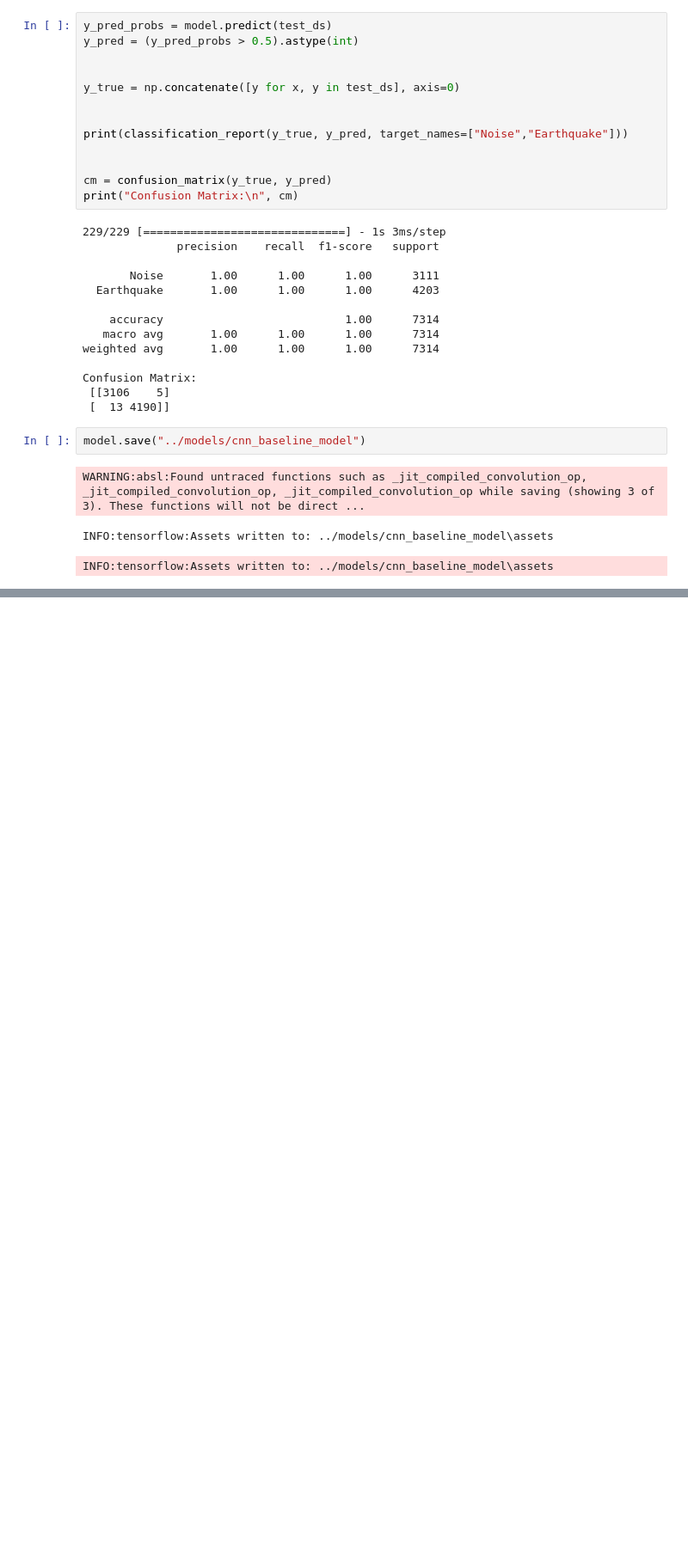
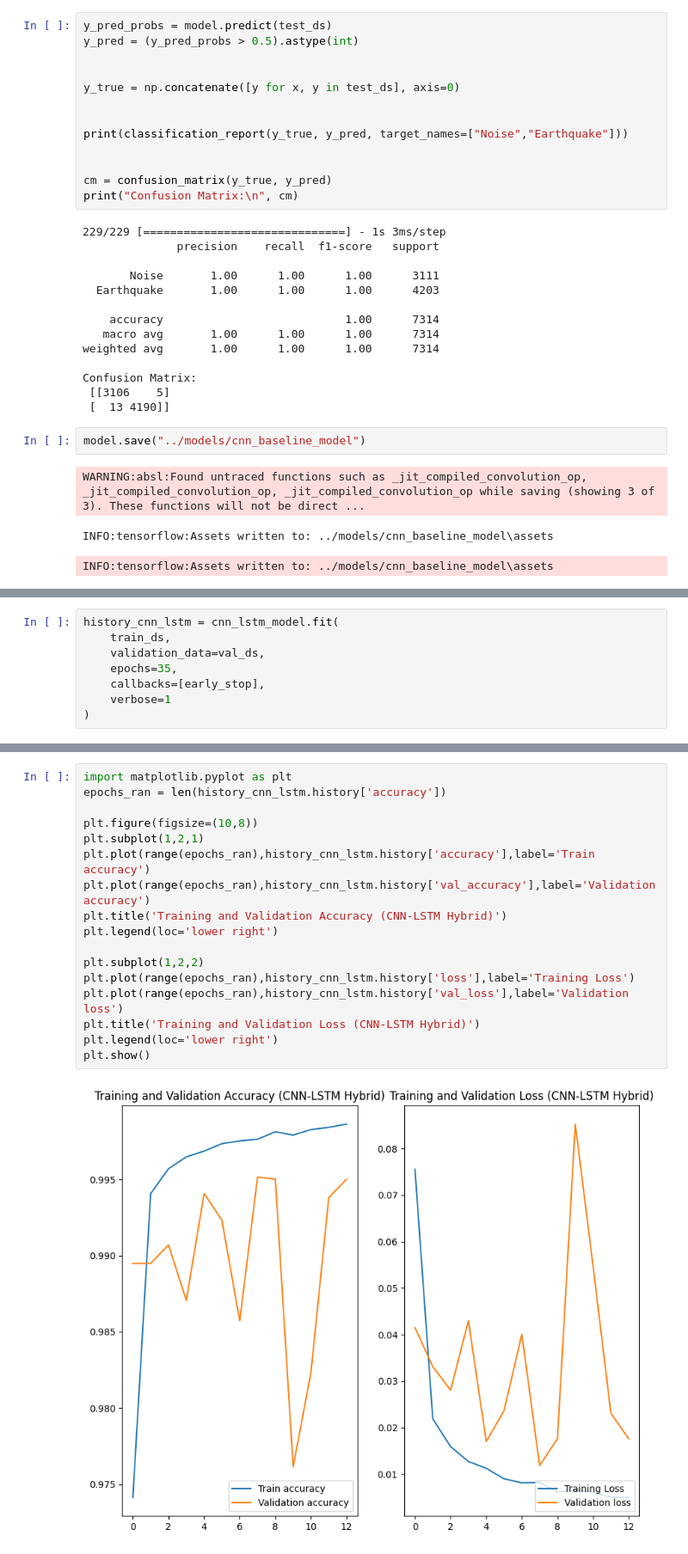
Before and after one commit to Shadabkhan2004/Earthquake-Detection, a Jupyter notebook: notebooks/earthquake_detection_1.ipynb, the cells around one changed output, grey strips where cells are left out. Shown at 86% size. Saved outputs shown, nothing was run; the diff lists cells and outputs as text; blank space fills up the shorter version.

Commit message:
Push CNN-LSTM Hybrid

```diff
--- a/notebooks/earthquake_detection_1.ipynb
+++ b/notebooks/earthquake_detection_1.ipynb
@@ -345,0 +413,8 @@ INFO:tensorflow:Assets written to: ../models/cnn_baseline_model\assets
+# %%
+history_cnn_lstm = cnn_lstm_model.fit(
+    train_ds,
+    validation_data=val_ds,
+    epochs=35,
+    callbacks=[early_stop],
+    verbose=1
+)
@@ -345,0 +474,19 @@ INFO:tensorflow:Assets written to: ../models/cnn_baseline_model\assets
+# %%
+import matplotlib.pyplot as plt
+epochs_ran = len(history_cnn_lstm.history['accuracy'])
+
+plt.figure(figsize=(10,8))
+plt.subplot(1,2,1)
+plt.plot(range(epochs_ran),history_cnn_lstm.history['accuracy'],label='Train accuracy')
+plt.plot(range(epochs_ran),history_cnn_lstm.history['val_accuracy'],label='Validation accuracy')
+plt.title('Training and Validation Accuracy (CNN-LSTM Hybrid)')
+plt.legend(loc='lower right')
+
+plt.subplot(1,2,2)
+plt.plot(range(epochs_ran),history_cnn_lstm.history['loss'],label='Training Loss')
+plt.plot(range(epochs_ran),history_cnn_lstm.history['val_loss'],label='Validation loss')
+plt.title('Training and Validation Loss (CNN-LSTM Hybrid)')
+plt.legend(loc='lower right')
+plt.show()
+# %% [output]
+[figure, added]
```
Also changed, not shown: parts of 8 cells of this notebook.
